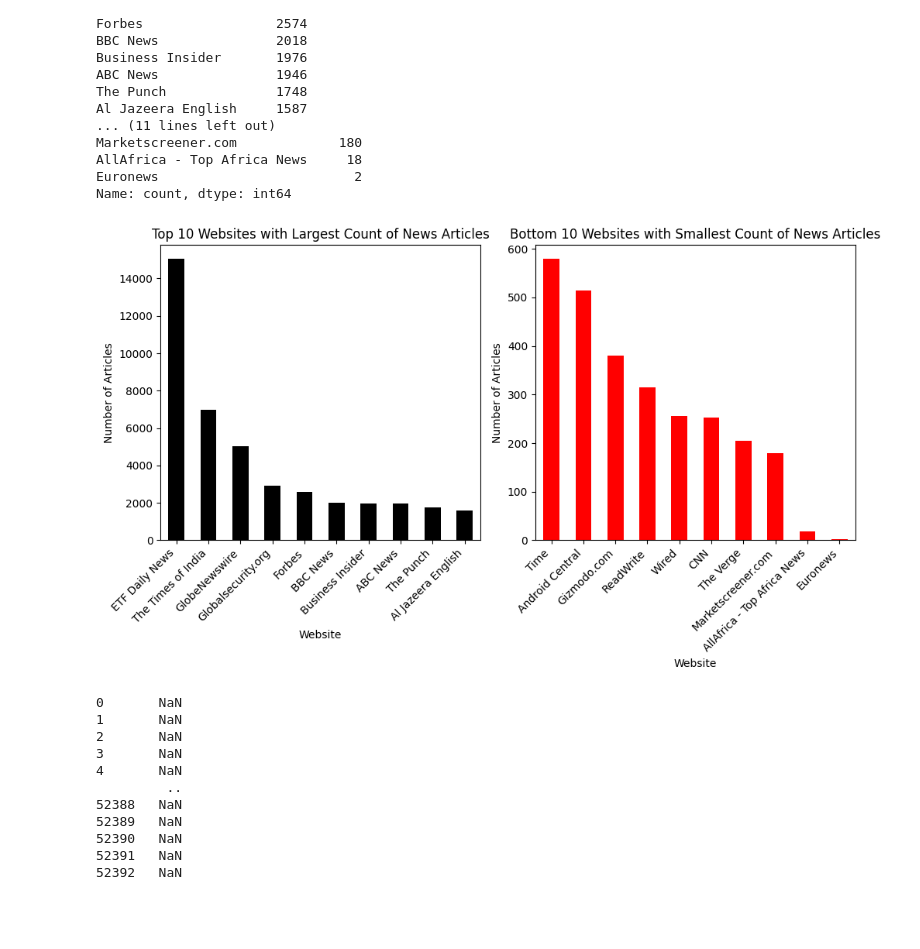
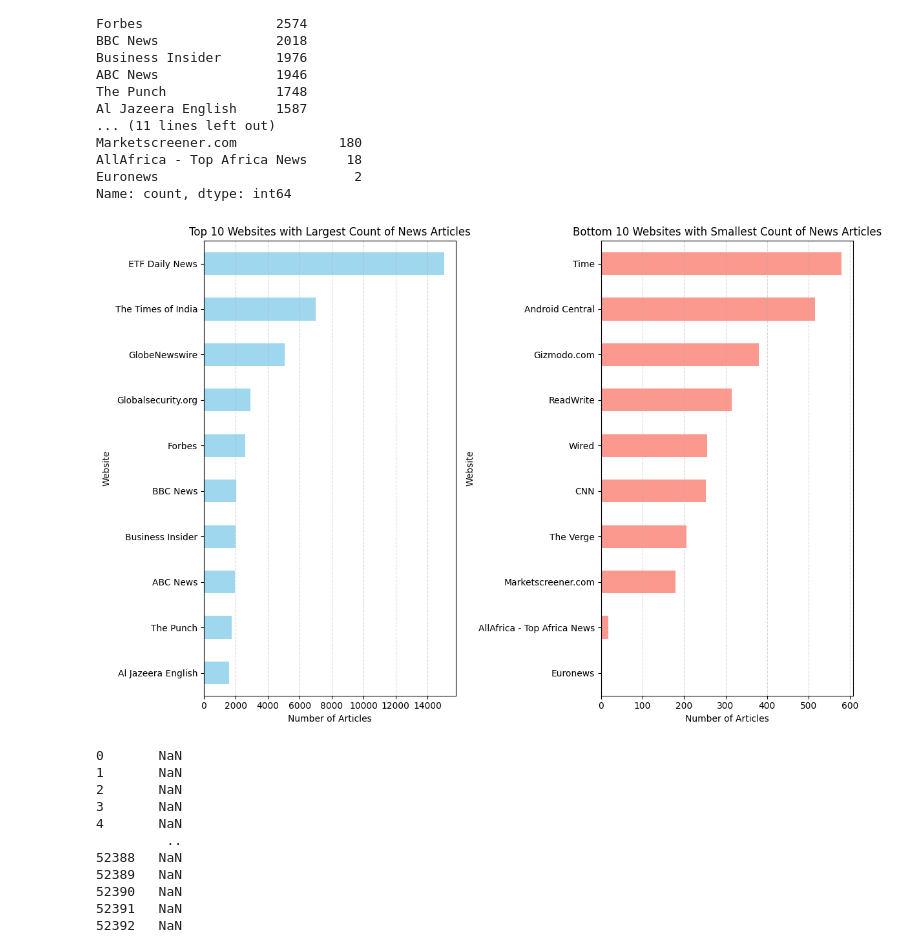
Before and after one commit to slykkkk/news_correlation_10ac_week0, a Jupyter notebook: notebooks/parse_news_data.ipynb, the cells around one changed output. Drawn from its saved outputs; the diff is of its cells as text; code cells hidden in the pictures; blank space fills up the shorter version.

```diff
--- a/notebooks/parse_news_data.ipynb
+++ b/notebooks/parse_news_data.ipynb
@@ -66,29 +66,28 @@ Euronews                         2
 Name: count, dtype: int64
 # %%
 
-# Plotting
-plt.figure(figsize=(10, 6))
+plt.figure(figsize=(12, 8))
 
 # Plot for top 10 websites
 plt.subplot(1, 2, 1)
-top_10_websites.plot(kind='bar', color='black')
+top_10_websites.sort_values().plot(kind='barh', color='skyblue', alpha=0.8)
 plt.title('Top 10 Websites with Largest Count of News Articles')
-plt.xlabel('Website')
-plt.ylabel('Number of Articles')
-plt.xticks(rotation=45, ha='right')
+plt.xlabel('Number of Articles')
+plt.ylabel('Website')
+plt.grid(axis='x', linestyle='--', alpha=0.5)
 
 # Plot for bottom 10 websites
 plt.subplot(1, 2, 2)
-bottom_10_websites.plot(kind='bar', color='red')
+bottom_10_websites.sort_values().plot(kind='barh', color='salmon', alpha=0.8)
 plt.title('Bottom 10 Websites with Smallest Count of News Articles')
-plt.xlabel('Website')
-plt.ylabel('Number of Articles')
-plt.xticks(rotation=45, ha='right')
+plt.xlabel('Number of Articles')
+plt.ylabel('Website')
+plt.grid(axis='x', linestyle='--', alpha=0.5)
 
 plt.tight_layout()
 plt.show()
 # %% [output]
-[figure, old version]
+[figure, new version]
 # %%
 # Websites with the Highest Numbers of Visitors Traffic
 
```
Also changed, not shown: parts of 11 cells of this notebook, 8 other files.
